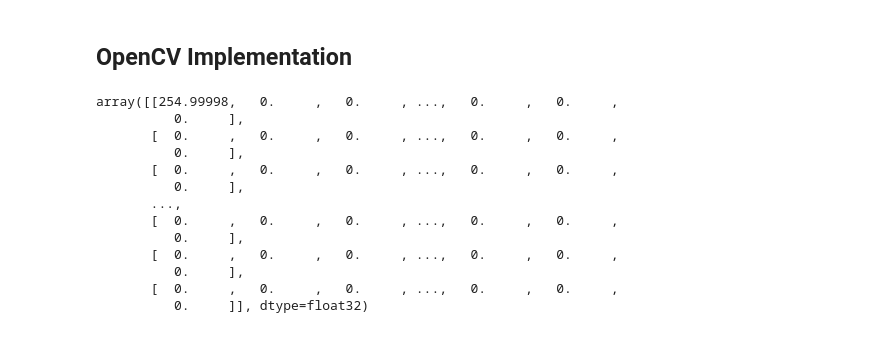
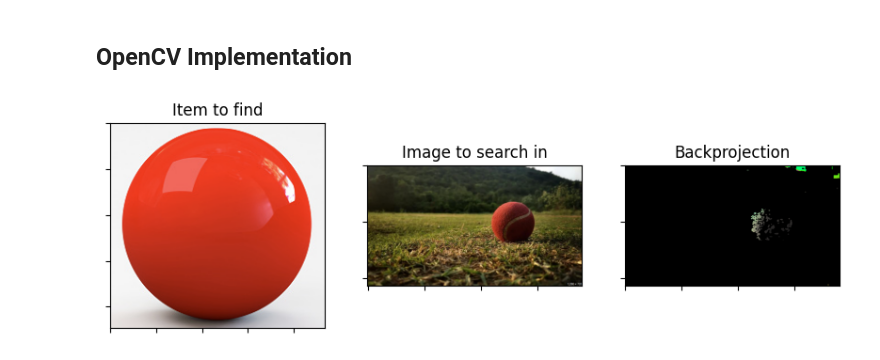
Before and after one commit to mshajarrazip/OpenCV-Notes, a Jupyter notebook: python/histogram-backprojection.ipynb, the cells around one changed output. Drawn from its saved outputs; the diff is of its cells as text; code cells hidden in the pictures.

```diff
--- a/python/histogram-backprojection.ipynb
+++ b/python/histogram-backprojection.ipynb
@@ -68,26 +68,32 @@ plt.show()
 # %%
 # calculating object histogram
 roihist = cv.calcHist([hsv],[0, 1], None, [180, 256], [0, 180, 0, 256])
 
 # normalize histogram and apply backprojection
 # because the histogram counts the number of occurence, it will ammount to roihist.size
 cv.normalize(roihist, roihist, 0, 255, cv.NORM_MINMAX)
 dst = cv.calcBackProject([hsvt], [0, 1], roihist, [0, 180, 0, 256], 1)
 
 # Now convolute with circular disc
 disc = cv.getStructuringElement(cv.MORPH_ELLIPSE,(5,5))
 cv.filter2D(dst, -1, disc, dst)
+
+# threshold and binary AND
+_, thresh = cv.threshold(dst, 50, 255, 0)
+thresh = cv.merge((thresh, thresh, thresh))
+res = cv.bitwise_and(target, thresh)
+
+titles = [
+    'Item to find', 'Image to search in', 'Backprojection'
+]
+_, ax = plt.subplots(1, 3, figsize = (10, 5))
+for i, im in enumerate([
+    cv.cvtColor(roi, cv.COLOR_BGR2RGB),
+    cv.cvtColor(hsvt, cv.COLOR_HSV2RGB),
+    cv.cvtColor(res, cv.COLOR_HSV2RGB),
+    ]):
+    show_image(im, ax = ax[i], title=titles[i])
+
+plt.show()
 # %% [output]
-array([[254.99998,   0.     ,   0.     , ...,   0.     ,   0.     ,
-          0.     ],
-       [  0.     ,   0.     ,   0.     , ...,   0.     ,   0.     ,
-          0.     ],
-       [  0.     ,   0.     ,   0.     , ...,   0.     ,   0.     ,
-          0.     ],
-       ...,
-       [  0.     ,   0.     ,   0.     , ...,   0.     ,   0.     ,
-          0.     ],
-       [  0.     ,   0.     ,   0.     , ...,   0.     ,   0.     ,
-          0.     ],
-       [  0.     ,   0.     ,   0.     , ...,   0.     ,   0.     ,
-          0.     ]], dtype=float32)
+[figure, added]
```
Also changed, not shown: 1 other file.
